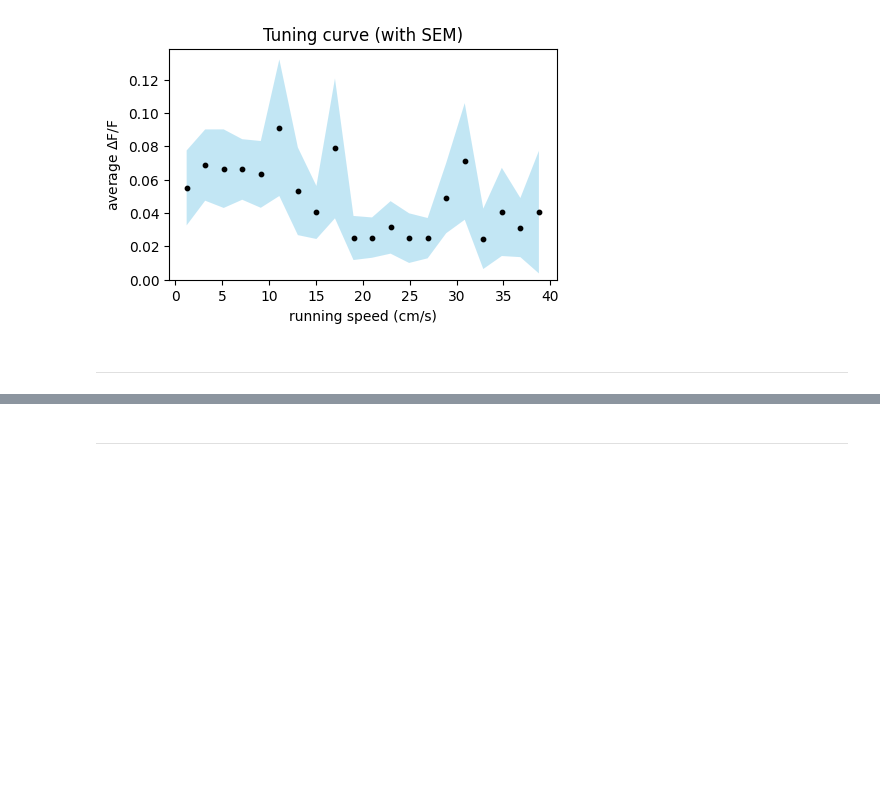
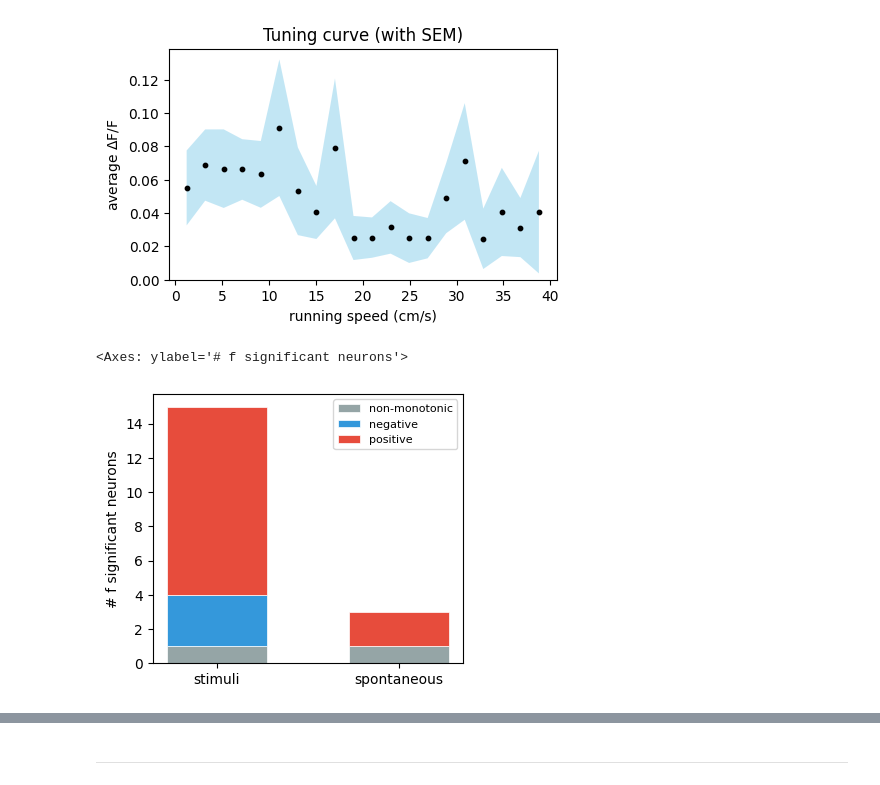
Before and after one commit to ZhidongZhang96/NDS-V1-RunningNaturalMod, a Jupyter notebook: Session A.ipynb, the cells around one changed output, grey strips where cells are left out. Cells and saved outputs as stored; diff of their text form; code cells hidden in the pictures; blank space fills up the shorter version.

```diff
--- a/Session A.ipynb
+++ b/Session A.ipynb
@@ -86,5 +80,8 @@ ax.set_title("Tuning curve (with SEM)")
 plt.show()
 # %% [output]
 [figure]
-# %% [markdown]
-----
+# %%
+plot_monotonicity_stacked_bar({'stimuli': st_stimuli, 'spontaneous': tunings['spont']}, figsize=(4,3.5))
+# %% [output]
+<Axes: ylabel='# f significant neurons'>
+[figure, added]
```
Also changed, not shown: parts of 21 cells of this notebook, 1 other file.
